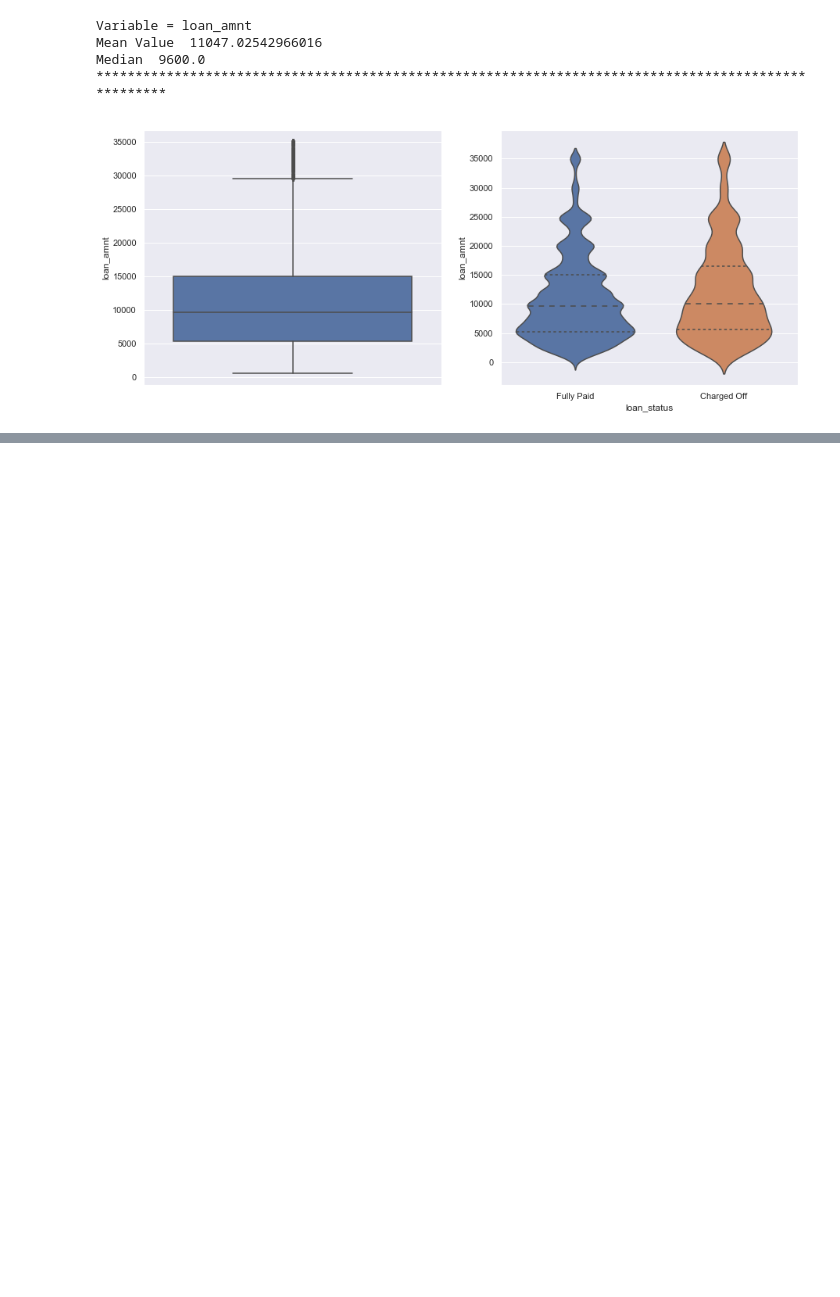
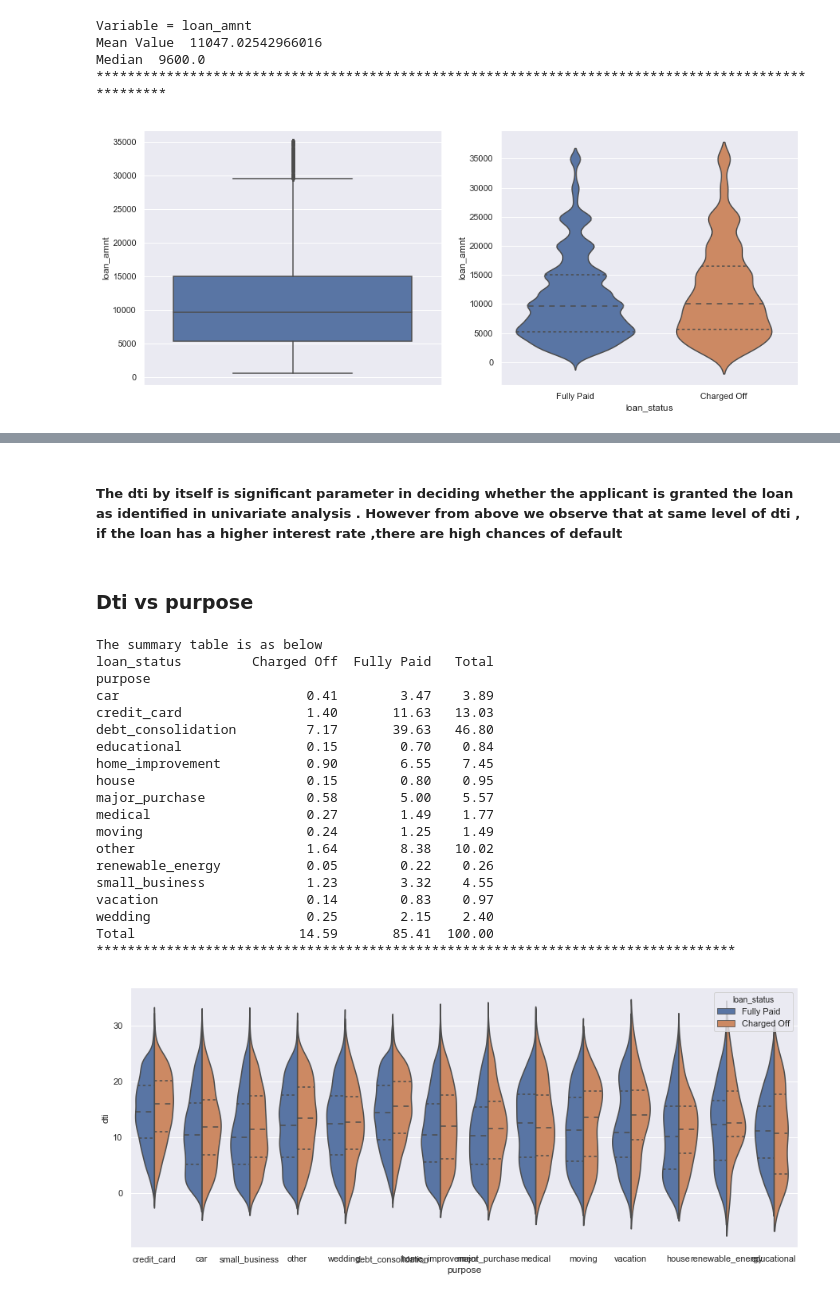
Before and after one commit to saneshashank/course2-GP1, a Jupyter notebook: Kamal_CodeUpdates/Assignment_2.ipynb, the cells around one changed output, grey strips where cells are left out. Saved outputs shown, nothing was run; the diff lists cells and outputs as text; code cells hidden in the pictures; blank space fills up the shorter version.

```diff
--- a/Kamal_CodeUpdates/Assignment_2.ipynb
+++ b/Kamal_CodeUpdates/Assignment_2.ipynb
@@ -499,0 +501,29 @@ df_loan[['installment' , 'loan_status']].to_csv(r'C:\Kamal\Machine Learing and A
+# %% [markdown]
+##### The dti by itself is significant parameter in deciding whether the applicant is granted the loan as identified in univariate analysis . However from above we observe that at same level of dti , if the loan has a higher interest rate ,there are high chances of default
+# %% [markdown]
+### Dti vs purpose
+# %%
+# Bivariate analysis of dti and purpose
+
+bi_analysis_cat(df_loan[['dti' , 'purpose' , 'loan_status']])
+# %% [output]
+The summary table is as below
+loan_status         Charged Off  Fully Paid   Total
+purpose
+car                        0.41        3.47    3.89
+credit_card                1.40       11.63   13.03
+debt_consolidation         7.17       39.63   46.80
+educational                0.15        0.70    0.84
+home_improvement           0.90        6.55    7.45
+house                      0.15        0.80    0.95
+major_purchase             0.58        5.00    5.57
+medical                    0.27        1.49    1.77
+moving                     0.24        1.25    1.49
+other                      1.64        8.38   10.02
+renewable_energy           0.05        0.22    0.26
+small_business             1.23        3.32    4.55
+vacation                   0.14        0.83    0.97
+wedding                    0.25        2.15    2.40
+Total                     14.59       85.41  100.00
+**********************************************************************************
+[figure, added]
```
Also changed, not shown: parts of 21 cells of this notebook.
